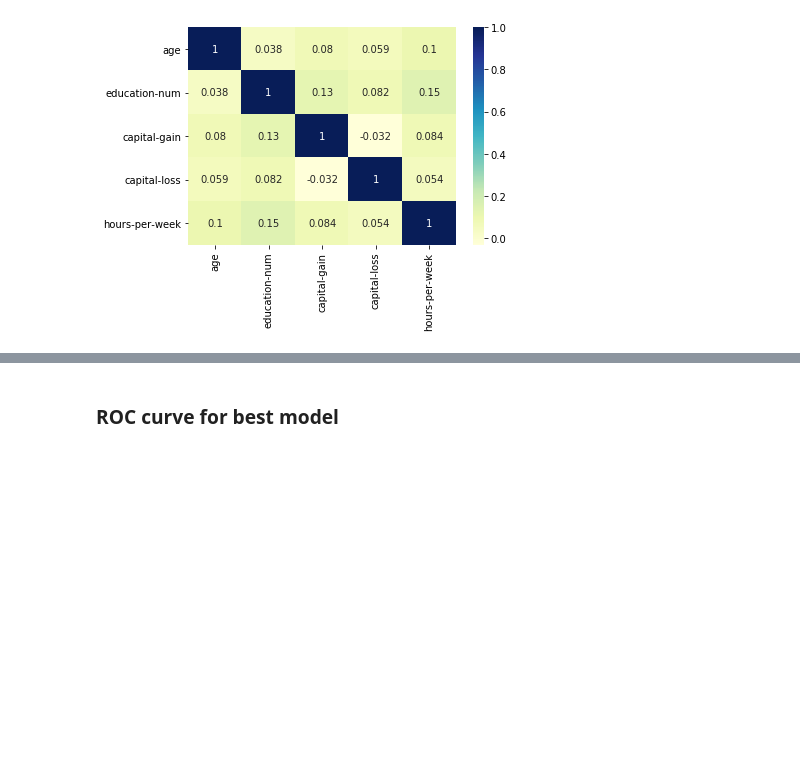
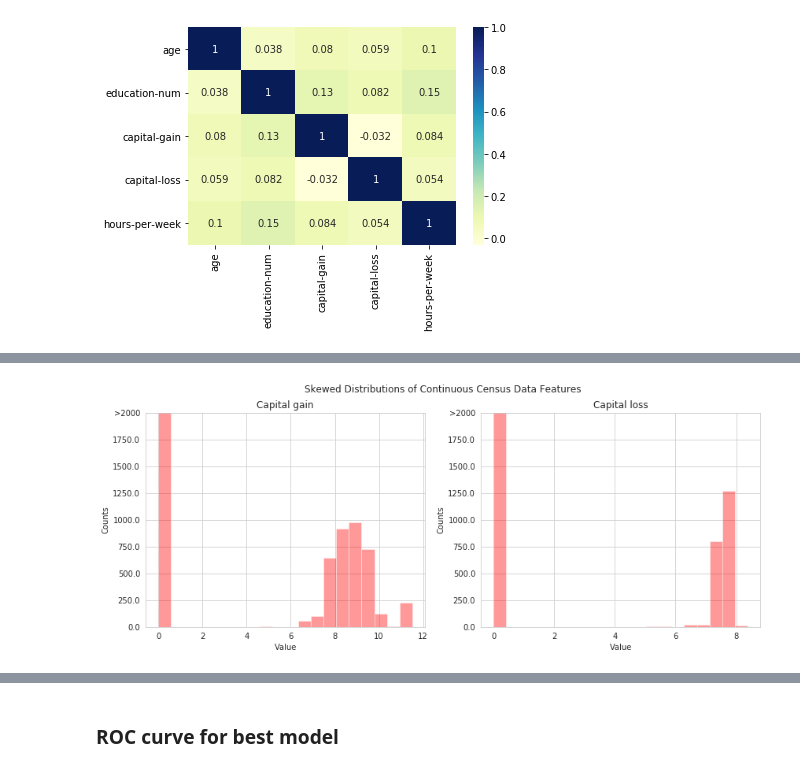
Before and after one commit to bvcmartins/dsndProject1, a Jupyter notebook: finding_donors.ipynb, the cells around one changed output, grey strips where cells are left out. Saved outputs shown, nothing was run; the diff lists cells and outputs as text; code cells hidden in the pictures; blank space fills up the shorter version.

```diff
--- a/finding_donors.ipynb
+++ b/finding_donors.ipynb
@@ -274,0 +206,43 @@ We also coded a function to automate model training and performance assessment.
+# %%
+# Log-transform the skewed features
+skewed = ['capital-gain', 'capital-loss']
+features_log_transformed = pd.DataFrame(data = features_raw)
+features_log_transformed[skewed] = features_raw[skewed].apply(lambda x: np.log(x + 1))
+
+# Visualize the new log distributions
+#vs.distribution(features_log_transformed, transformed = True)
+# %%
+# Visualization of transformed distributions
+with sns.axes_style('whitegrid',{'axes.facecolor':'white'}):
+    f, (ax1,ax2) = plt.subplots(1,2, figsize=(14, 5))
+    ax1.set_ylim([0,2000])
+    ax1.set_xlabel('Value')
+    ax1.set_ylabel('Counts')
+    plt.suptitle('Skewed Distributions of Continuous Census Data Features')
+    sns.distplot(features_log_transformed['capital-gain'],
+                 bins=20,
+                 kde=False,
+                 color='red',
+                 ax=ax1,
+                 axlabel='Value').set_title('Capital gain')
+
+
+    labels=ax1.get_yticks().tolist()
+    labels[-1]='>2000'
+    ax1.set_yticklabels(labels)
+
+    ax2.set_ylim([0,2000])
+    ax2.set_xlabel('Value')
+    ax2.set_ylabel('Counts')
+    sns.distplot(features_log_transformed['capital-loss'],
+                 bins=20,
+                 kde=False,
+                 color='red',
+                 ax=ax2,
+                 axlabel='Value').set_title('Capital loss')
+
+    labels=ax2.get_yticks().tolist()
+    labels[-1]='>2000'
+    ax2.set_yticklabels(labels)
+# %% [output]
+[figure, added]
```
Also changed, not shown: parts of 218 cells of this notebook.
